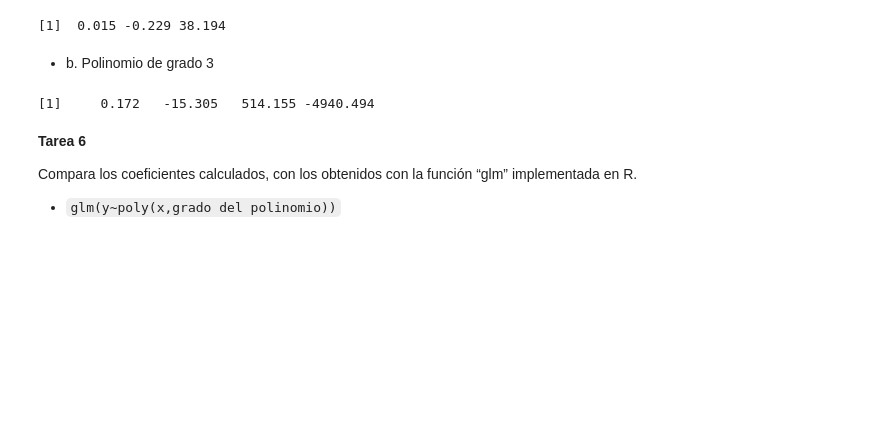
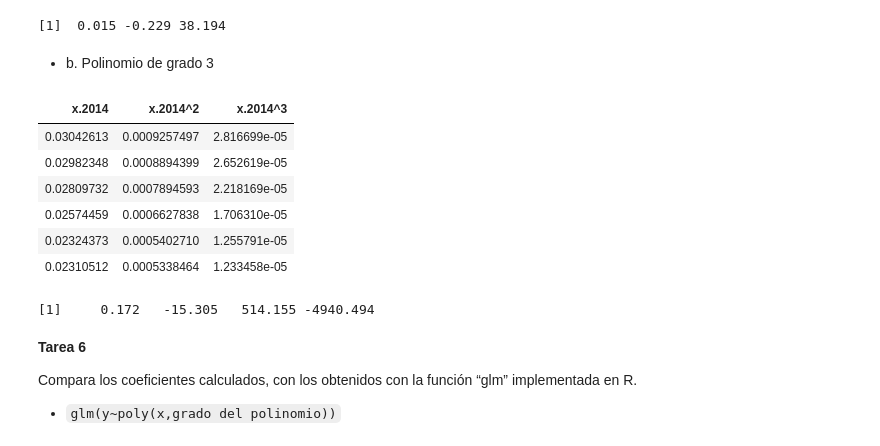
Before and after one commit to yerartdev/uc-m1965-stats, a Jupyter notebook: p8/m1965-stats-ii-practica-regresion.ipynb, the cells around one changed output. Saved outputs shown, nothing was run; the diff lists cells and outputs as text; code cells hidden in the pictures; blank space fills up the shorter version.

```diff
--- a/p8/m1965-stats-ii-practica-regresion.ipynb
+++ b/p8/m1965-stats-ii-practica-regresion.ipynb
@@ -183,10 +219,21 @@ print(round(as.vector(coeff.2014.2),3))
 # %%
 #::GMG::Repetimos la operación para el polinomio de grado 3
 x.3 <- cbind(x.2014,x.2014^2,x.2014^3)
-coeff.2014.3 <- alpha(x.3,y.2014)
-print(round(as.vector(coeff.2014.3),3))
+colnames(x.3) <- c('x.2014','x.2014^2','x.2014^3')
+head(x.3)
 # %% [output]
-[1]     0.172   -15.305   514.155 -4940.494
+| x.2014 | x.2014^2 | x.2014^3 |
+| 0.03042613 | 0.0009257497 | 2.816699e-05 |
+| 0.02982348 | 0.0008894399 | 2.652619e-05 |
+| 0.02809732 | 0.0007894593 | 2.218169e-05 |
+| 0.02574459 | 0.0006627838 | 1.706310e-05 |
+| 0.02324373 | 0.0005402710 | 1.255791e-05 |
+| 0.02310512 | 0.0005338464 | 1.233458e-05 |
+# %%
+coeff.2014.3 <- alpha(x.3,y.2014)
+print(round(as.vector(coeff.2014.3),3))
+# %% [output]
+[1]     0.172   -15.305   514.155 -4940.494
 # %% [markdown]
 **Tarea 6**
 
```
Also changed, not shown: parts of 22 cells of this notebook.
